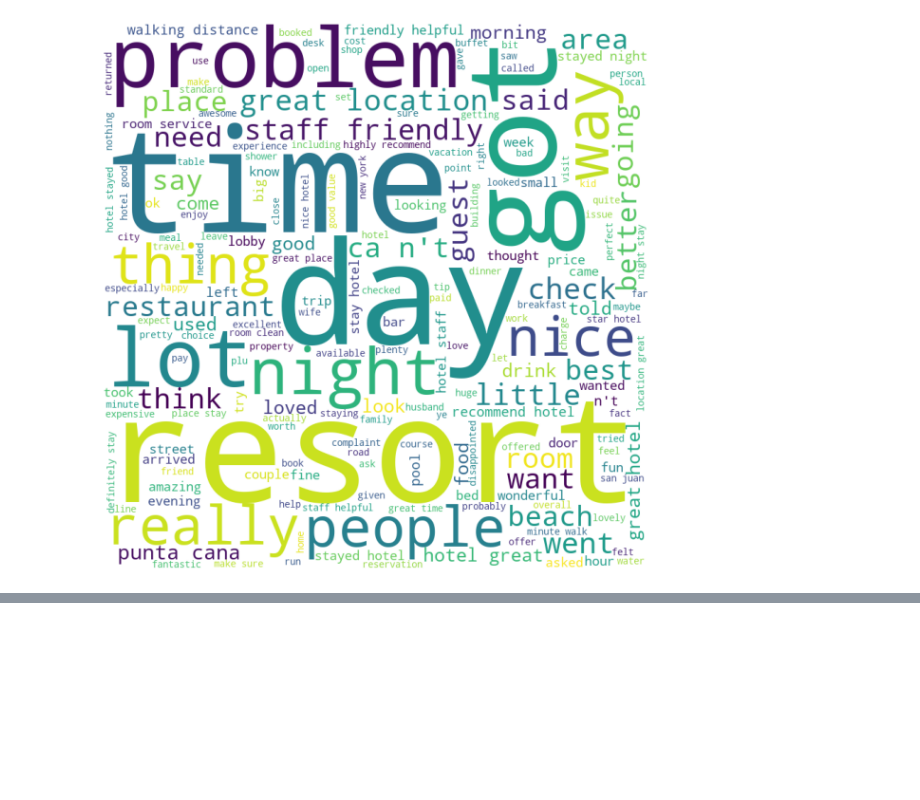
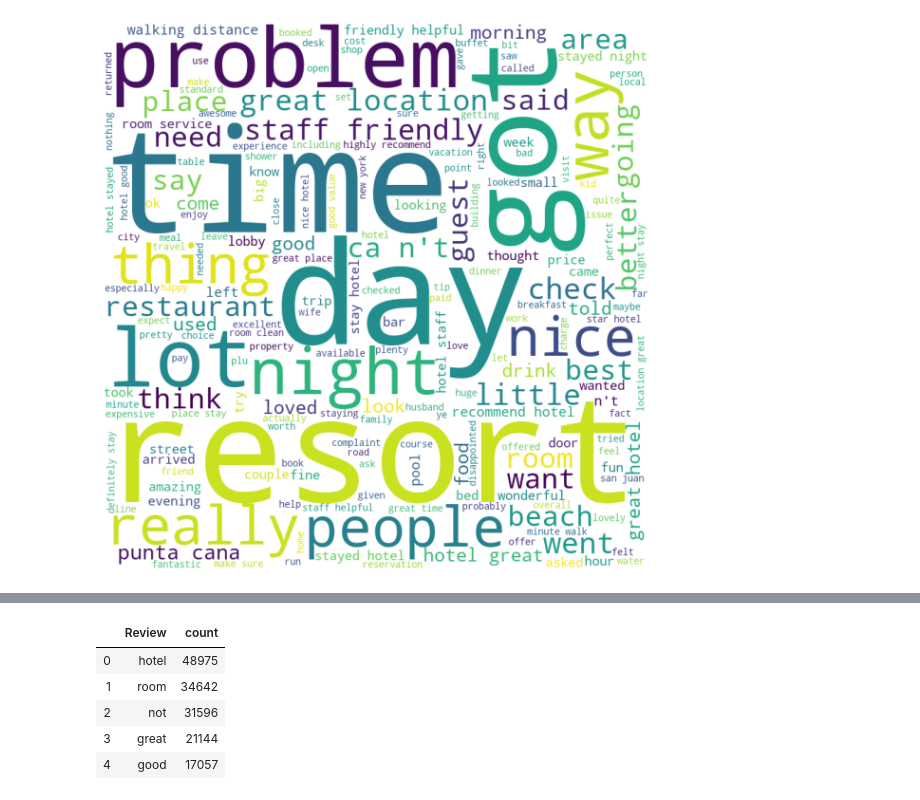
Before and after one commit to SsanyaS14/Hotel-NLP, a Jupyter notebook: Data Cleaning and Exploration.ipynb, the cells around one changed output, grey strips where cells are left out. Cells and saved outputs as stored; diff of their text form; code cells hidden in the pictures; blank space fills up the shorter version.

```diff
--- a/Data Cleaning and Exploration.ipynb
+++ b/Data Cleaning and Exploration.ipynb
@@ -286,0 +312,9 @@ fig.show()
+# %%
+df1.head()
+# %% [output]
+|  | Review | count |
+| 0 | hotel | 48975 |
+| 1 | room | 34642 |
+| 2 | not | 31596 |
+| 3 | great | 21144 |
+| 4 | good | 17057 |
```
Also changed, not shown: parts of 10 cells of this notebook.
